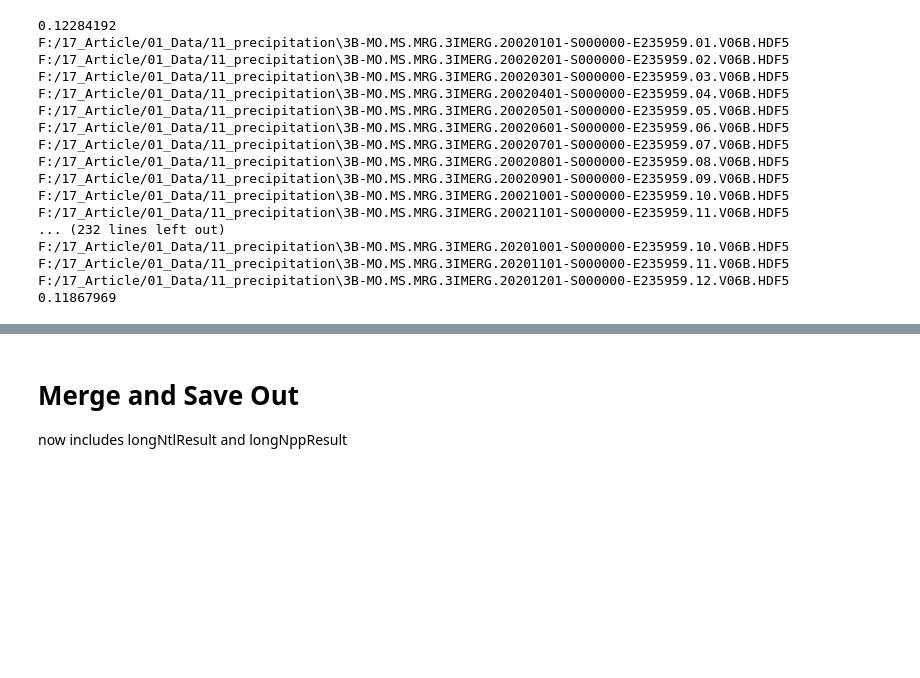
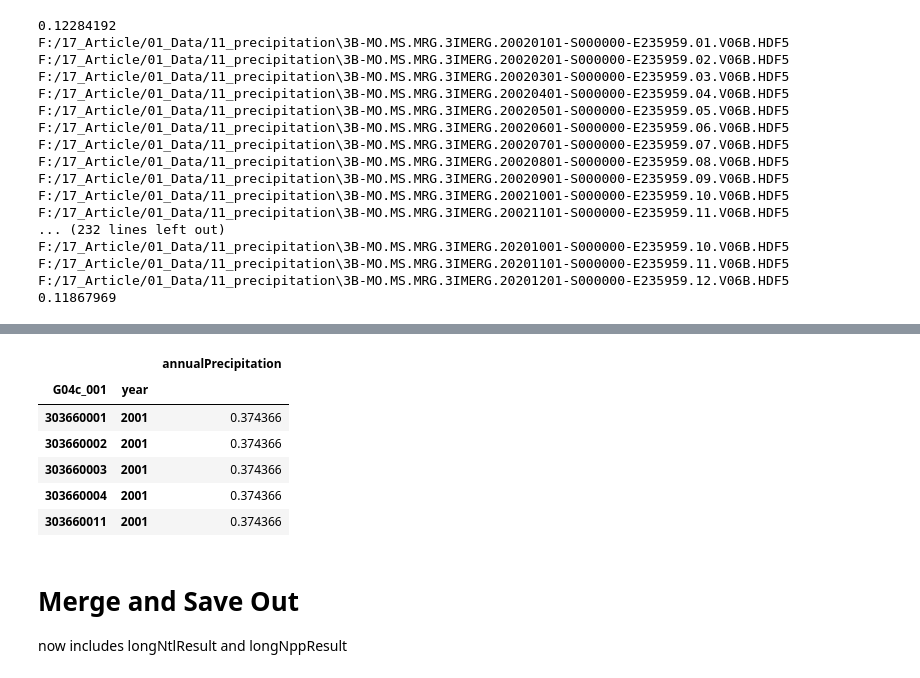
Before and after one commit to MichaelChaoLi-cpu/JapanPop, a Jupyter notebook: 01_PyCode/25_DW_NppNtlPrecipitationTemperature_v1.ipynb, the cells around one changed output, grey strips where cells are left out. Cells and saved outputs as stored; diff of their text form; code cells hidden in the pictures; blank space fills up the shorter version.

```diff
--- a/01_PyCode/25_DW_NppNtlPrecipitationTemperature_v1.ipynb
+++ b/01_PyCode/25_DW_NppNtlPrecipitationTemperature_v1.ipynb
@@ -1219,0 +1223,10 @@ mergePrecipitationMeanResult [pd.isna(mergePrecipitationMeanResult['annualPrecip
+# %%
+mergePrecipitationMeanResult.head()
+# %% [output]
+|  |  | annualPrecipitation |
+| G04c_001 | year |  |
+| 303660001 | 2001 | 0.374366 |
+| 303660002 | 2001 | 0.374366 |
+| 303660003 | 2001 | 0.374366 |
+| 303660004 | 2001 | 0.374366 |
+| 303660011 | 2001 | 0.374366 |
```
Also changed, not shown: parts of 10 cells of this notebook, 3 other files.
